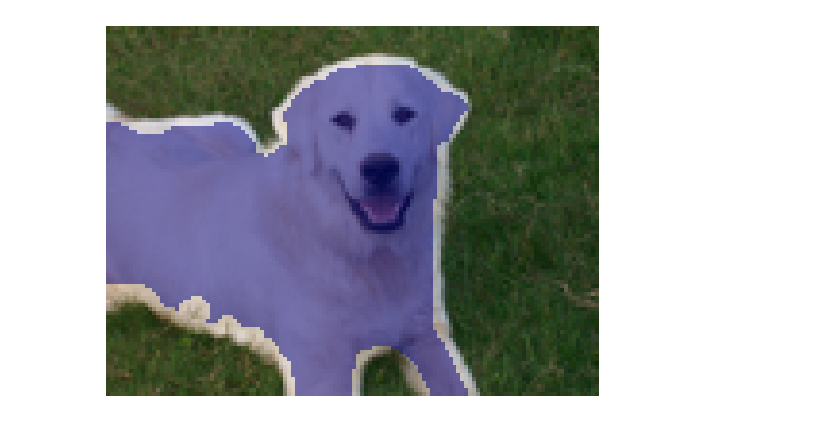
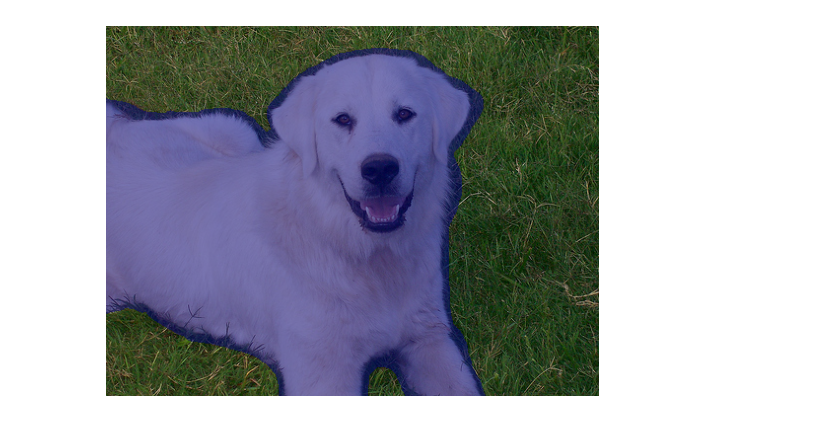
Before and after one commit to Hugo-dgn/GRM, a Jupyter notebook: segment_OxfordIIITPet.ipynb, the cells around one changed output. Cells and saved outputs as stored; diff of their text form; code cells hidden in the pictures.

```diff
--- a/segment_OxfordIIITPet.ipynb
+++ b/segment_OxfordIIITPet.ipynb
@@ -19,12 +21,15 @@ size = 128
 # %%
 def plot_mask(image, mask):
+    mask = np.array(mask)
     masked = np.ma.masked_where(mask == 0, mask)
-    plt.imshow(image)
+    plt.imshow(np.array(image))
     plt.imshow(masked, cmap='jet', alpha=0.5)
     plt.axis('off')
     plt.show()
 
 def IoU(mask1, mask2):
+    mask1 = np.array(mask1, dtype=float)
+    mask2 = np.array(mask2, dtype=float)
     intersection = np.logical_and(mask1, mask2)
     union = np.logical_or(mask1, mask2)
 
@@ -120,12 +83,12 @@ plt.colorbar()
 # %%
 i = 1
 
 image, (mask, cat) = dataset[idx_train[i]]
-image, feature_map, mask = preprocess(image, mask)
+mask = preprocess(mask)
 
 plot_mask(image, mask)
 # %% [output]
-[figure, old version]
+[figure, new version]
 # %%
 features = []
 labels = []
```
Also changed, not shown: parts of 23 cells of this notebook, 3 other files.
